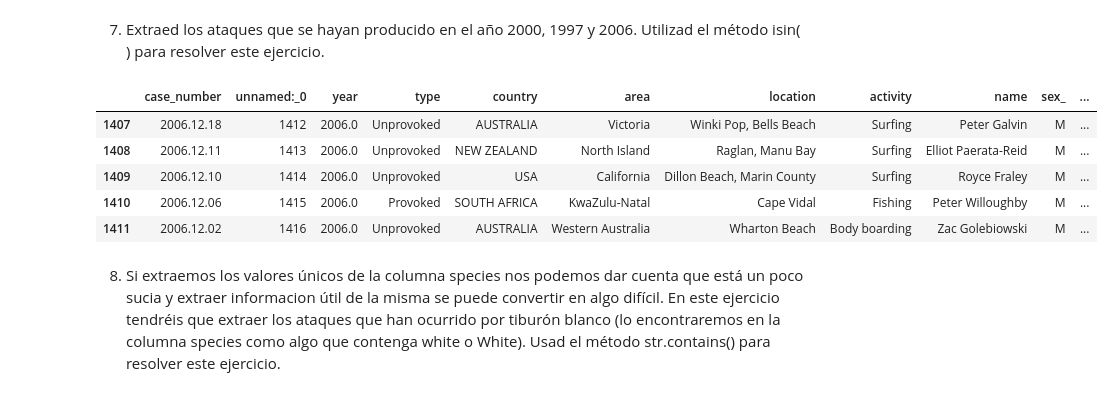
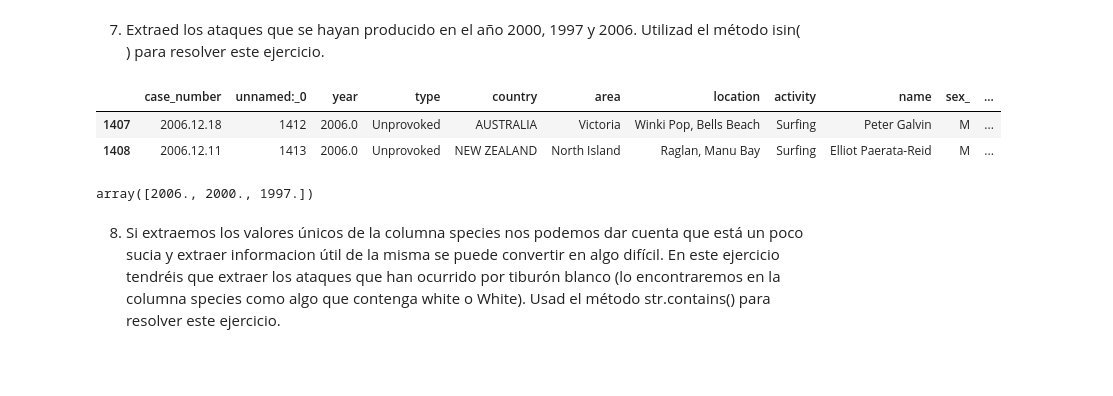
Before and after one commit to Adalab/DA-promoC-modulo2-sprint1-anagallego-sandra, a Jupyter notebook: Pandas/Mod2-lecc4-PandasIV.ipynb, the cells around one changed output. Cells and saved outputs as stored; diff of their text form; code cells hidden in the pictures; blank space fills up the shorter version.

```diff
--- a/Pandas/Mod2-lecc4-PandasIV.ipynb
+++ b/Pandas/Mod2-lecc4-PandasIV.ipynb
@@ -158,14 +170,16 @@ mujeres_españa.head()
 # %%
 # Extraemos los ataques ocurridos en 2000, 1997, 2006
 ataques_años = tiburon[tiburon["year"].isin([2000, 1997, 2006])]
-ataques_años.head()
+ataques_años.head(2)
 # %% [output]
 |  | case_number | unnamed:_0 | year | type | country | area | location | activity | name | sex_ | ... |
 | 1407 | 2006.12.18 | 1412 | 2006.0 | Unprovoked | AUSTRALIA | Victoria | Winki Pop, Bells Beach | Surfing | Peter Galvin | M | ... |
 | 1408 | 2006.12.11 | 1413 | 2006.0 | Unprovoked | NEW ZEALAND | North Island | Raglan, Manu Bay | Surfing | Elliot Paerata-Reid | M | ... |
-| 1409 | 2006.12.10 | 1414 | 2006.0 | Unprovoked | USA | California | Dillon Beach, Marin County | Surfing | Royce Fraley | M | ... |
-| 1410 | 2006.12.06 | 1415 | 2006.0 | Provoked | SOUTH AFRICA | KwaZulu-Natal | Cape Vidal | Fishing | Peter Willoughby | M | ... |
-| 1411 | 2006.12.02 | 1416 | 2006.0 | Unprovoked | AUSTRALIA | Western Australia | Wharton Beach | Body boarding | Zac Golebiowski | M | ... |
+# %%
+# Comprobamos que solo haya datos de esos años
+ataques_años["year"].unique()
+# %% [output]
+array([2006., 2000., 1997.])
 # %% [markdown]
 8. Si extraemos los valores únicos de la columna species nos podemos dar cuenta que está un poco sucia y extraer informacion útil de la misma se puede convertir en algo difícil. En este ejercicio tendréis que extraer los ataques que han ocurrido por tiburón blanco (lo encontraremos en la columna species como algo que contenga white o White). Usad el método str.contains() para resolver este ejercicio.
 # %%
```
Also changed, not shown: parts of 8 cells of this notebook, 1 other file.
